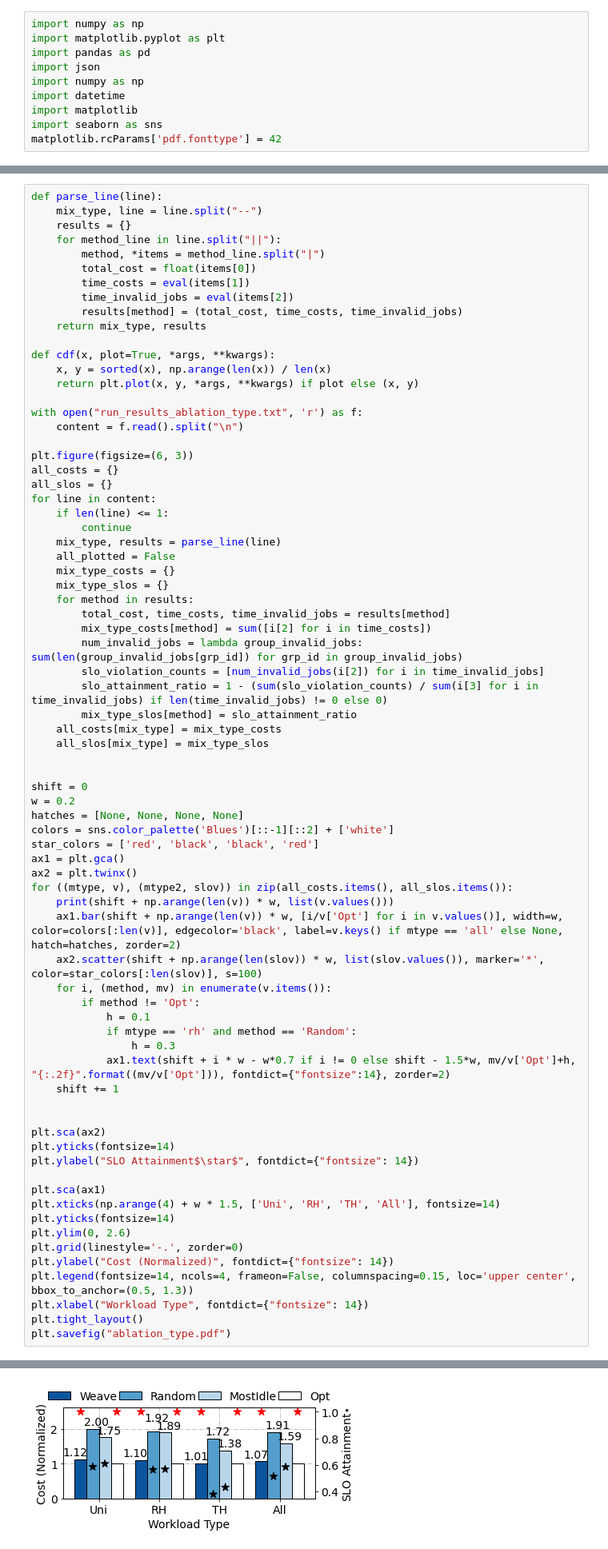
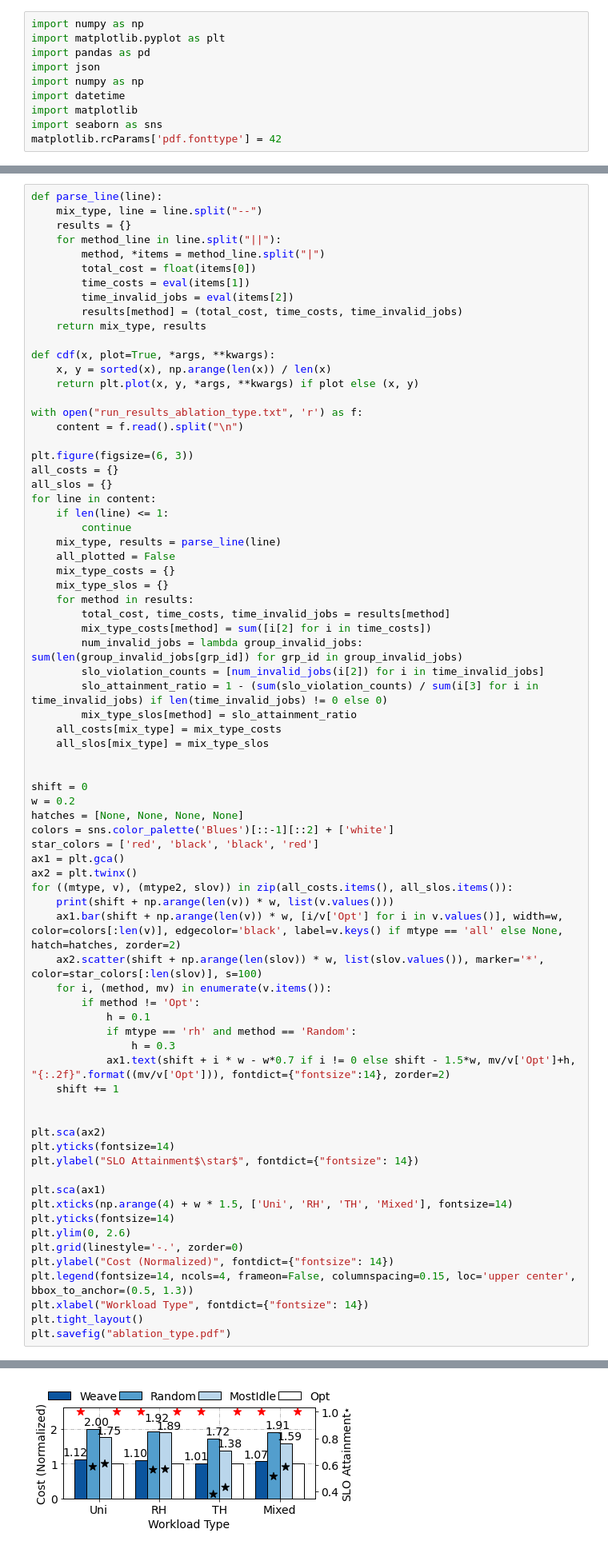
Before and after one commit to wutianyuan1/ROLL, a Jupyter notebook: global_scheduler/parse.ipynb, the cells around one changed output, grey strips where cells are left out. Shown: that part at 80% size. Cells and saved outputs as stored; diff of their text form.

```diff
--- a/global_scheduler/parse.ipynb
+++ b/global_scheduler/parse.ipynb
@@ -104,35 +104,35 @@ for ((mtype, v), (mtype2, slov)) in zip(all_costs.items(), all_slos.items()):
     print(shift + np.arange(len(v)) * w, list(v.values()))
     ax1.bar(shift + np.arange(len(v)) * w, [i/v['Opt'] for i in v.values()], width=w, color=colors[:len(v)], edgecolor='black', label=v.keys() if mtype == 'all' else None, hatch=hatches, zorder=2)
     ax2.scatter(shift + np.arange(len(slov)) * w, list(slov.values()), marker='*', color=star_colors[:len(slov)], s=100)
     for i, (method, mv) in enumerate(v.items()):
         if method != 'Opt':
             h = 0.1
             if mtype == 'rh' and method == 'Random':
                 h = 0.3
             ax1.text(shift + i * w - w*0.7 if i != 0 else shift - 1.5*w, mv/v['Opt']+h, "{:.2f}".format((mv/v['Opt'])), fontdict={"fontsize":14}, zorder=2)
     shift += 1
 
 
 plt.sca(ax2)
 plt.yticks(fontsize=14)
 plt.ylabel("SLO Attainment$\star$", fontdict={"fontsize": 14})
 
 plt.sca(ax1)
-plt.xticks(np.arange(4) + w * 1.5, ['Uni', 'RH', 'TH', 'All'], fontsize=14)
+plt.xticks(np.arange(4) + w * 1.5, ['Uni', 'RH', 'TH', 'Mixed'], fontsize=14)
 plt.yticks(fontsize=14)
 plt.ylim(0, 2.6)
 plt.grid(linestyle='-.', zorder=0)
 plt.ylabel("Cost (Normalized)", fontdict={"fontsize": 14})
 plt.legend(fontsize=14, ncols=4, frameon=False, columnspacing=0.15, loc='upper center', bbox_to_anchor=(0.5, 1.3))
 plt.xlabel("Workload Type", fontdict={"fontsize": 14})
 plt.tight_layout()
 plt.savefig("ablation_type.pdf")
 # %% [output]
 [0.  0.2 0.4 0.6] [3837.999999999993, 6829.812359111899, 5986.506782348525, 3415.0000000000014]
 [1.  1.2 1.4 1.6] [3950.333333333336, 6864.809115279393, 6760.336150844111, 3583.0000000000023]
 [2.  2.2 2.4 2.6] [5387.000000000002, 9190.134238691278, 7363.575490004071, 5352.333333333334]
 [3.  3.2 3.4 3.6] [4094.000000000006, 7302.745810412183, 6081.804615801459, 3830.666666666668]
-[figure, old version]
+[figure, new version]
 # %%
 with open("run_results_ablation_slo.txt", 'r') as f:
     content = f.read().split("\n")
```
Also changed, not shown: parts of 2 cells of this notebook, 6 other files.
